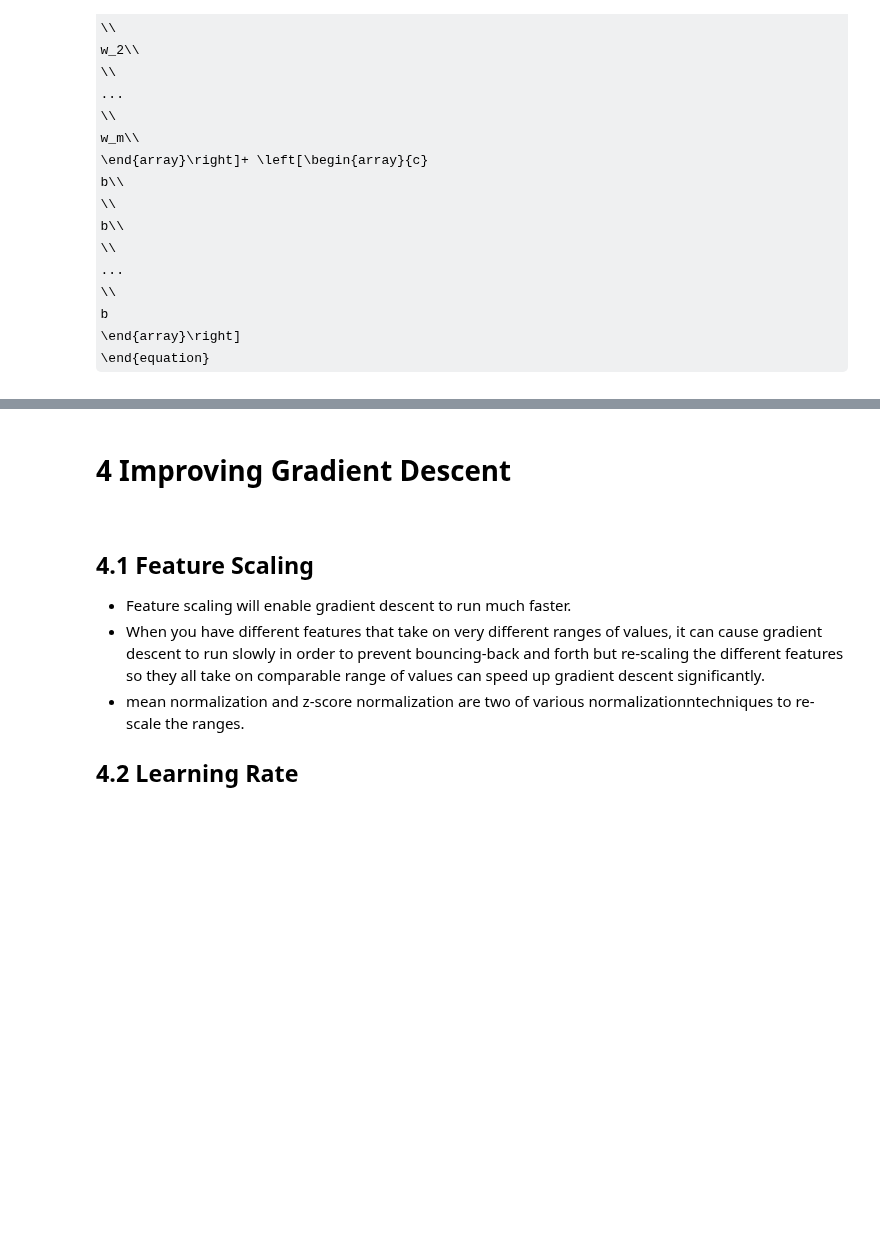
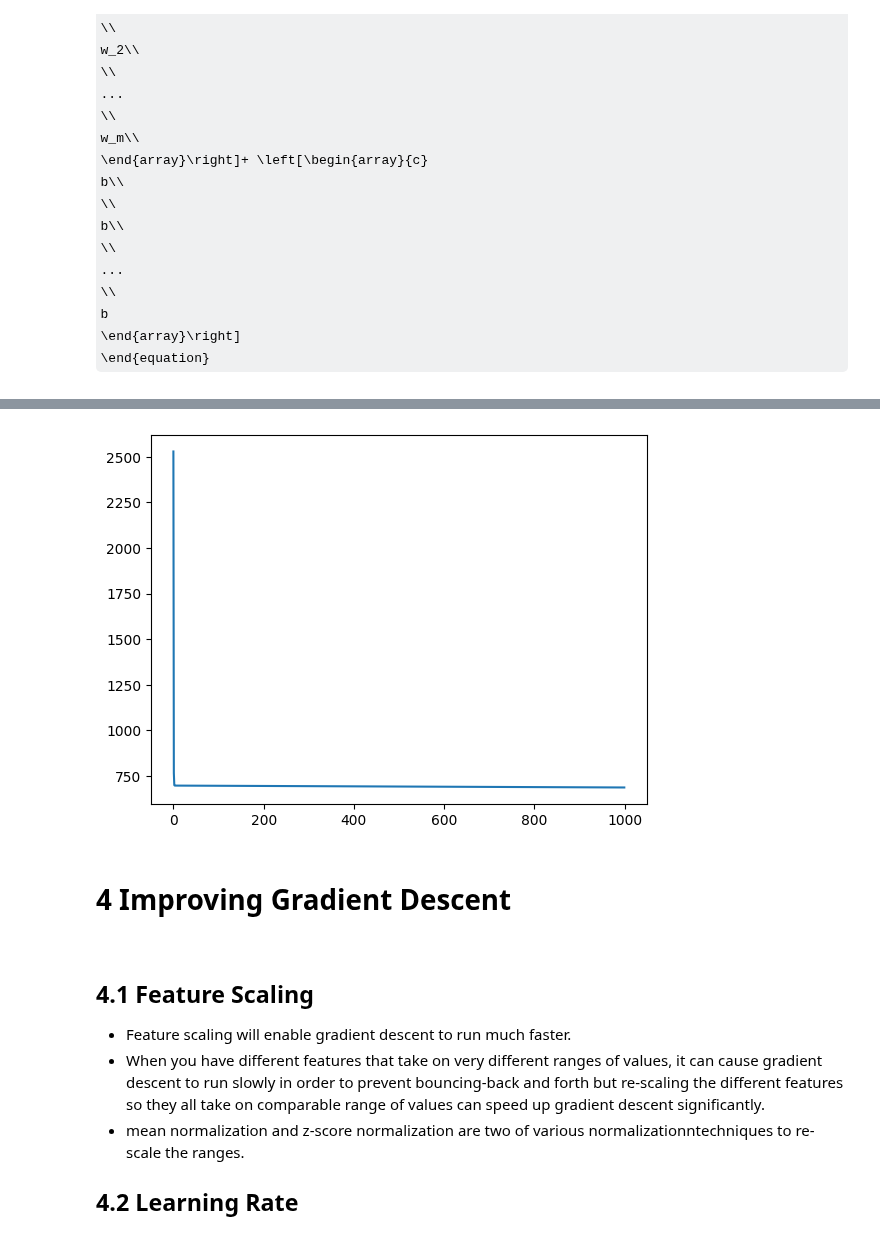
Before and after one commit to rctn-dev/machine-learning-from-scratch, a Jupyter notebook: ml_notebook.ipynb, the cells around one changed output, grey strips where cells are left out. Saved outputs shown, nothing was run; the diff lists cells and outputs as text; code cells hidden in the pictures; some formulas as TeX source; blank space fills up the shorter version.

Commit message:
gradient vector added

```diff
--- a/ml_notebook.ipynb
+++ b/ml_notebook.ipynb
@@ -342,0 +355,88 @@ b
+# %%
+import numpy as np
+from matplotlib import pyplot as plt
+
+def compute_cost(x, y, w, b):
+    """
+    Args:
+      X (ndarray (m,n)): training datasets, m examples with n features
+      y (ndarray (m,)) : target values
+      w (ndarray (n,)) : model parameters, n features
+      b (scalar)       : model parameter
+
+    Returns:
+      cost (scalar): cost
+    """
+    m = x.shape[0]
+    cost = 0.0
+    for i in range(m):
+        y_hat = np.dot(x[i], w) + b           #(n,).(n,) -> scalar
+        cost = cost + (y_hat - y[i])**2       #scalar
+    cost = cost / (2 * m)                      #scalar
+    return cost
+
+def compute_partial_gradient(x, y, w, b):
+    """
+    Computes the gradient for linear regression
+    Args:
+      x (np.array (m,n)): Data, m examples with n features
+      y (np.array (m,)) : target values
+      w (np.array (n,)) : model parameters
+      b (scalar)       : model parameter
+
+    Returns:
+      dj_dw (np.array (n,)): The gradient of the cost w.r.t. the parameters w.
+      dj_db (scalar):       The gradient of the cost w.r.t. the parameter b.
+    """
+    m,n = x.shape           #(number of examples, number of features)
+    dj_dw = np.zeros((n,))
+    dj_db = 0.
+    for i in range(m):
+        diff = (np.dot(x[i], w) + b) - y[i]
+        for j in range(n):
+            dj_dw[j] += diff * x[i, j]
+        dj_db+= diff
+    dj_dw=dj_dw/m
+    dj_db=dj_db/m
+    return dj_db, dj_dw
+
+def compute_gradient_descent(X, y, w_init, b_init,alpha, max_iters,compute_cost, compute_partial_gradient):
+    '''
+    Args:
+      X (np.array (m,n))   : Data, m examples with n features
+      y (np.array (m,))    : target values
+      w_init (ndarray (n,)) : initial model parameters
+      b_init (scalar)       : initial model parameter
+      compute_cost       : compute cost
+      compute_partial_gradient   : compute the partial gradient
+      alpha (float)       : Learning rate
+      max_iters (int)     : number of iterations to run gradient descent
+
+    Returns:
+      w (ndarray (n,)) : Updated values of parameters
+      b (scalar)       : Updated value of parameter
+      '''
+
+    J_history = []
+    w = w_init
+    b = b_init
+    for i in range(max_iters):
+        dj_db,dj_dw = compute_partial_gradient(X, y, w, b)
+        w = w - alpha * dj_dw
+        b = b - alpha * dj_db
+        J_history.append( compute_cost(X, y, w, b))
+    return w, b, J_history
+
+x_train = np.array([[2104, 5, 1, 45], [1416, 3, 2, 40], [852, 2, 1, 35]])
+y_train = np.array([460, 232, 178])
+w_init = np.zeros(4)
+b_init = 0.
+max_iters = 1000
+alpha = 5.0e-7
+print(compute_cost(x_train, y_train, w_init,b_init))
+print(compute_partial_gradient(x_train, y_train, w_init,b_init))
+w, b,J_history =compute_gradient_descent(x_train, y_train, w_init, b_init,alpha, max_iters,compute_cost, compute_partial_gradient)
+print(f'w,b:{w}, {b:.2f}')
+plt.plot(J_history)
+plt.show()
+# %% [output]
@@ -343,3 +446,4 @@ b
+[figure, added]
 # %% [markdown]
 # 4 Improving Gradient Descent
 
```
Also changed, not shown: parts of 2 cells of this notebook, 1 other file.
